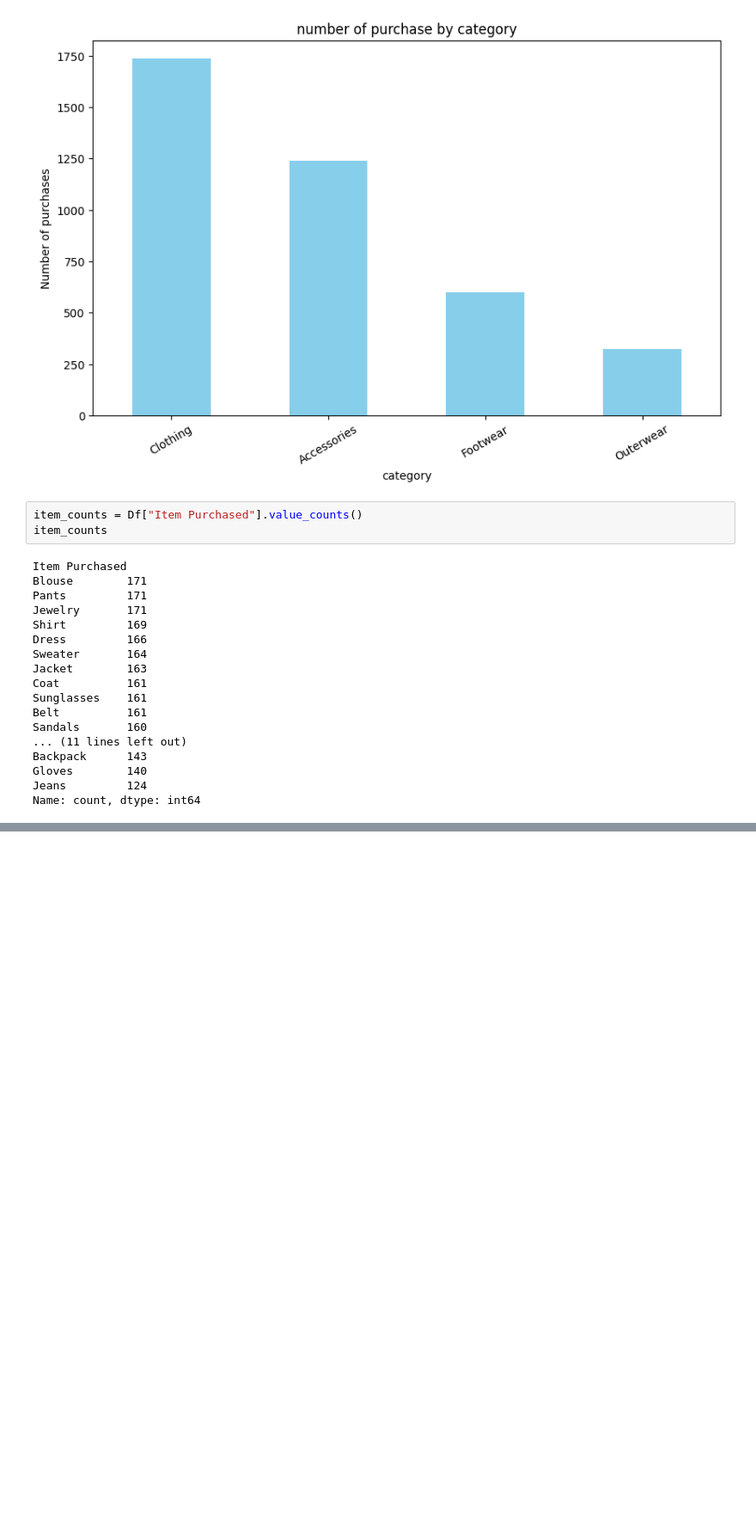
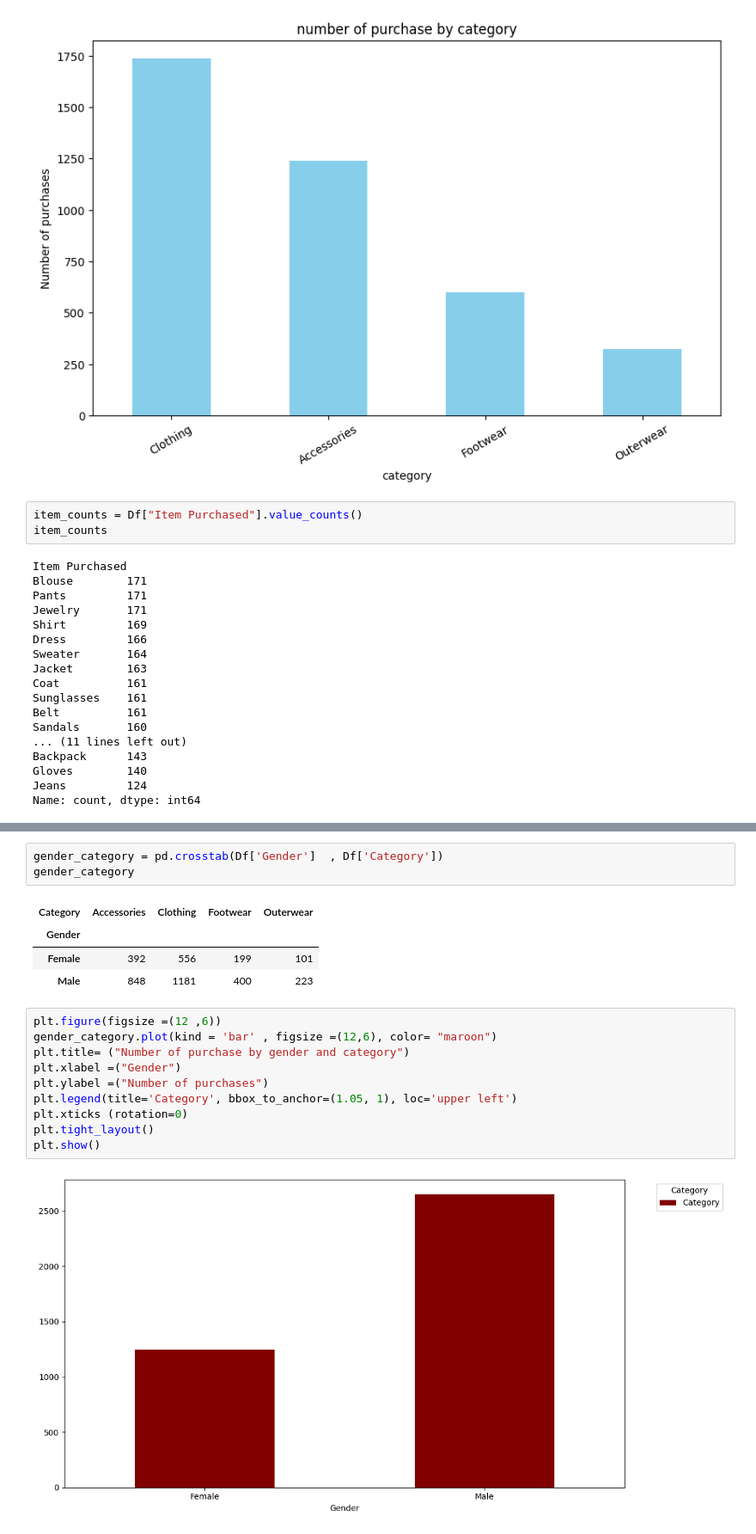
Before and after one commit to ngendor00t/data-project, a Jupyter notebook: shopping behaviour (1).ipynb, the cells around one changed output, grey strips where cells are left out. Shown at 86% size. Saved outputs shown, nothing was run; the diff lists cells and outputs as text; blank space fills up the shorter version.

```diff
--- a/shopping behaviour (1).ipynb
+++ b/shopping behaviour (1).ipynb
@@ -555,0 +578,20 @@ Name: count, dtype: int64
+# %%
+gender_category = pd.crosstab(Df['Gender']  , Df['Category'])
+gender_category
+# %% [output]
+| Category | Accessories | Clothing | Footwear | Outerwear |
+| Gender |  |  |  |  |
+| Female | 392 | 556 | 199 | 101 |
+| Male | 848 | 1181 | 400 | 223 |
+# %%
+plt.figure(figsize =(12 ,6))
+gender_category.plot(kind = 'bar' , figsize =(12,6), color= "maroon")
+plt.title= ("Number of purchase by gender and category")
+plt.xlabel =("Gender")
+plt.ylabel =("Number of purchases")
+plt.legend(title='Category', bbox_to_anchor=(1.05, 1), loc='upper left')
+plt.xticks (rotation=0)
+plt.tight_layout()
+plt.show()
+# %% [output]
+[figure, added]
```
Also changed, not shown: parts of 7 cells of this notebook, 1 other file.
